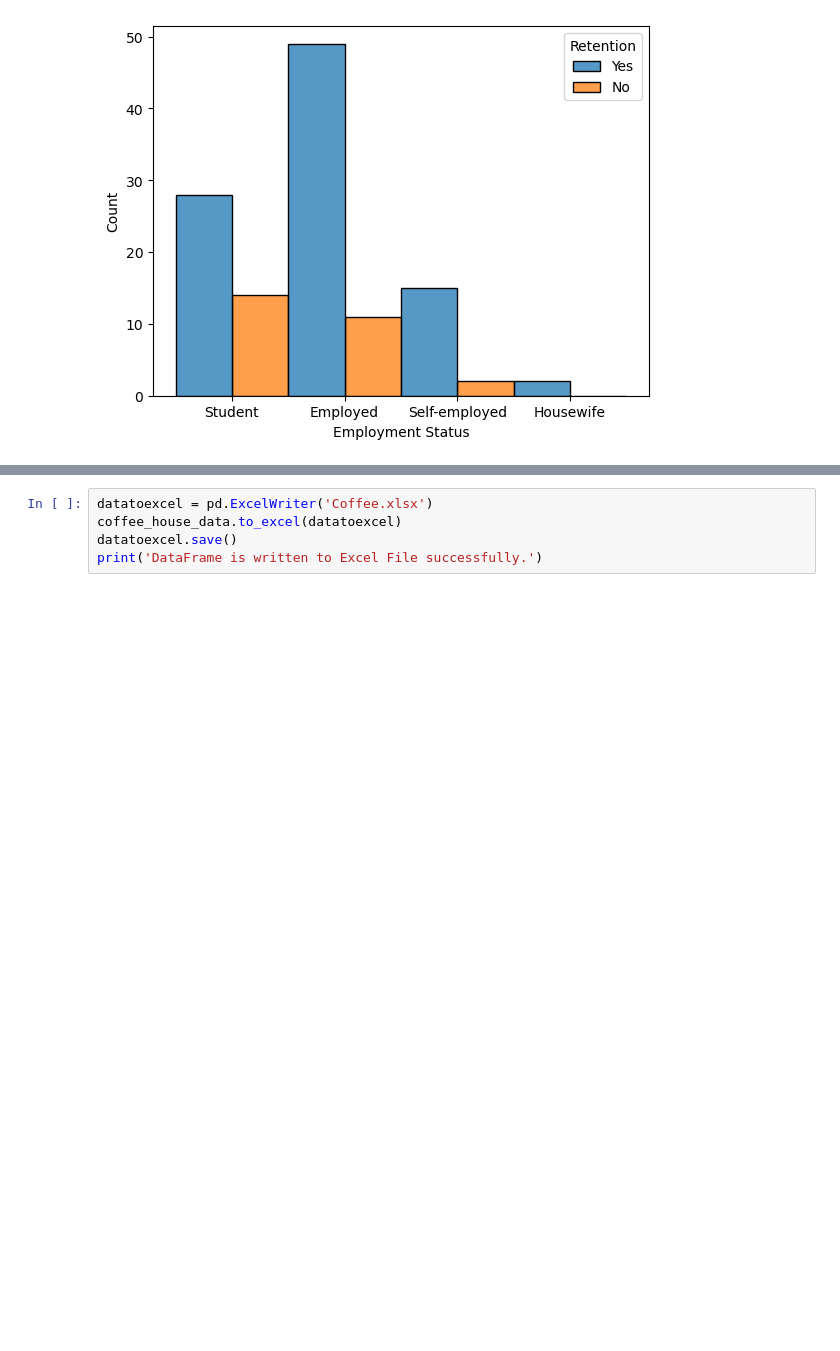
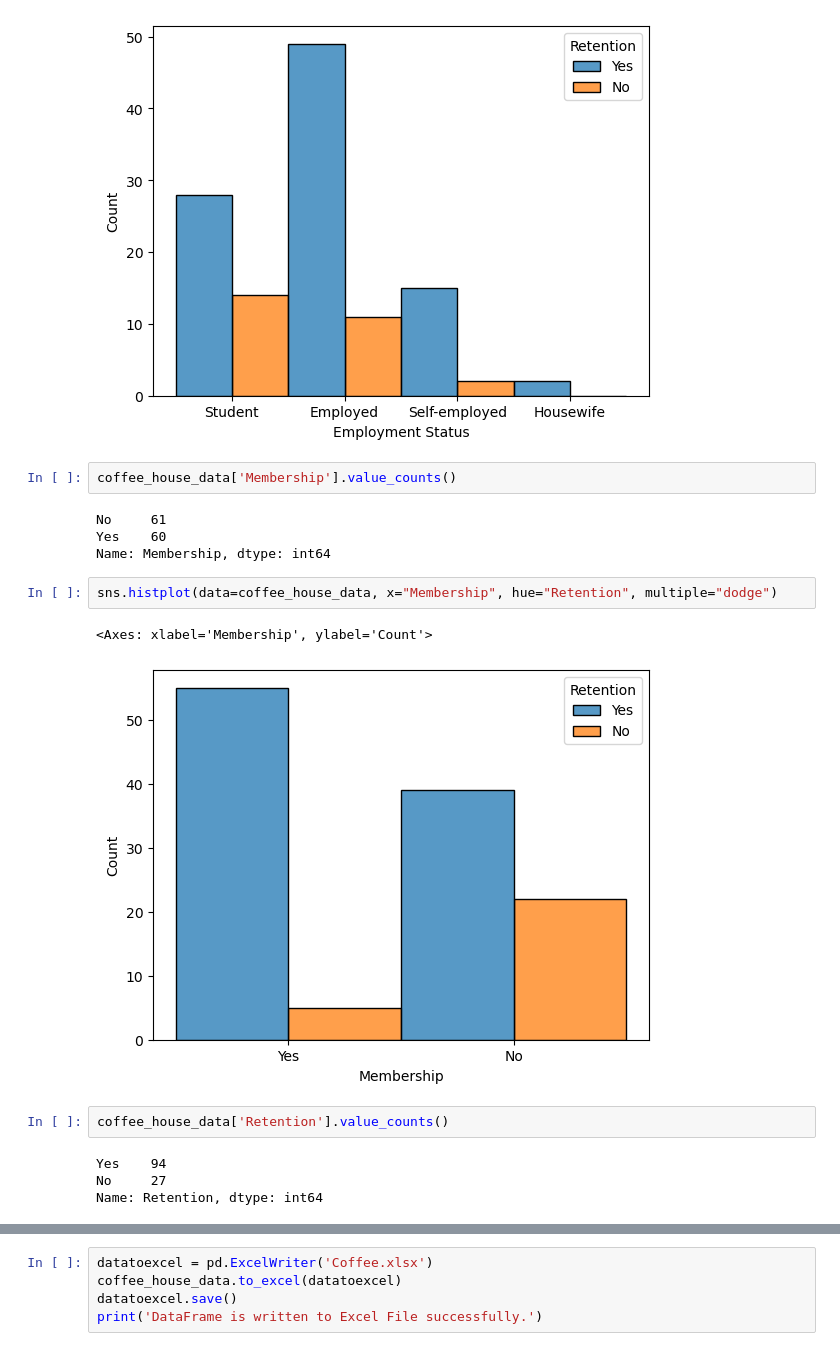
Before and after one commit to Joakimanochie/Data_analytics, a Jupyter notebook: Coffee house retention analysis.ipynb, the cells around one changed output, grey strips where cells are left out. Saved outputs shown, nothing was run; the diff lists cells and outputs as text; blank space fills up the shorter version.

```diff
--- a/Coffee house retention analysis.ipynb
+++ b/Coffee house retention analysis.ipynb
@@ -367,3 +367,20 @@ sns.histplot(data=coffee_house_data, x="Employment Status", hue="Retention", mul
 # %% [output]
 <Axes: xlabel='Employment Status', ylabel='Count'>
 [figure]
+# %%
+coffee_house_data['Membership'].value_counts()
+# %% [output]
+No     61
+Yes    60
+Name: Membership, dtype: int64
+# %%
+sns.histplot(data=coffee_house_data, x="Membership", hue="Retention", multiple="dodge")
+# %% [output]
+<Axes: xlabel='Membership', ylabel='Count'>
+[figure, added]
+# %%
+coffee_house_data['Retention'].value_counts()
+# %% [output]
+Yes    94
+No     27
+Name: Retention, dtype: int64
```
Also changed, not shown: parts of 1 cell of this notebook, 2 other files.
